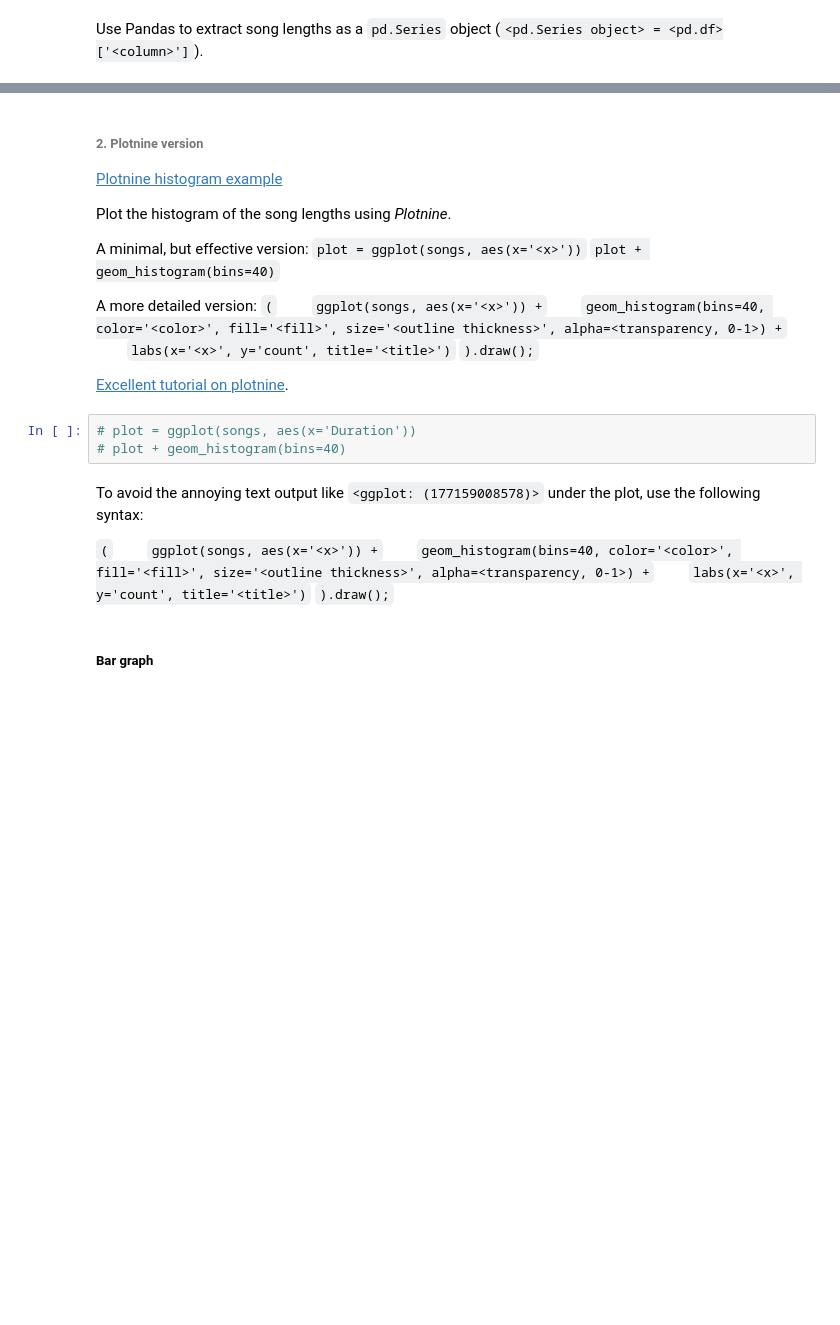
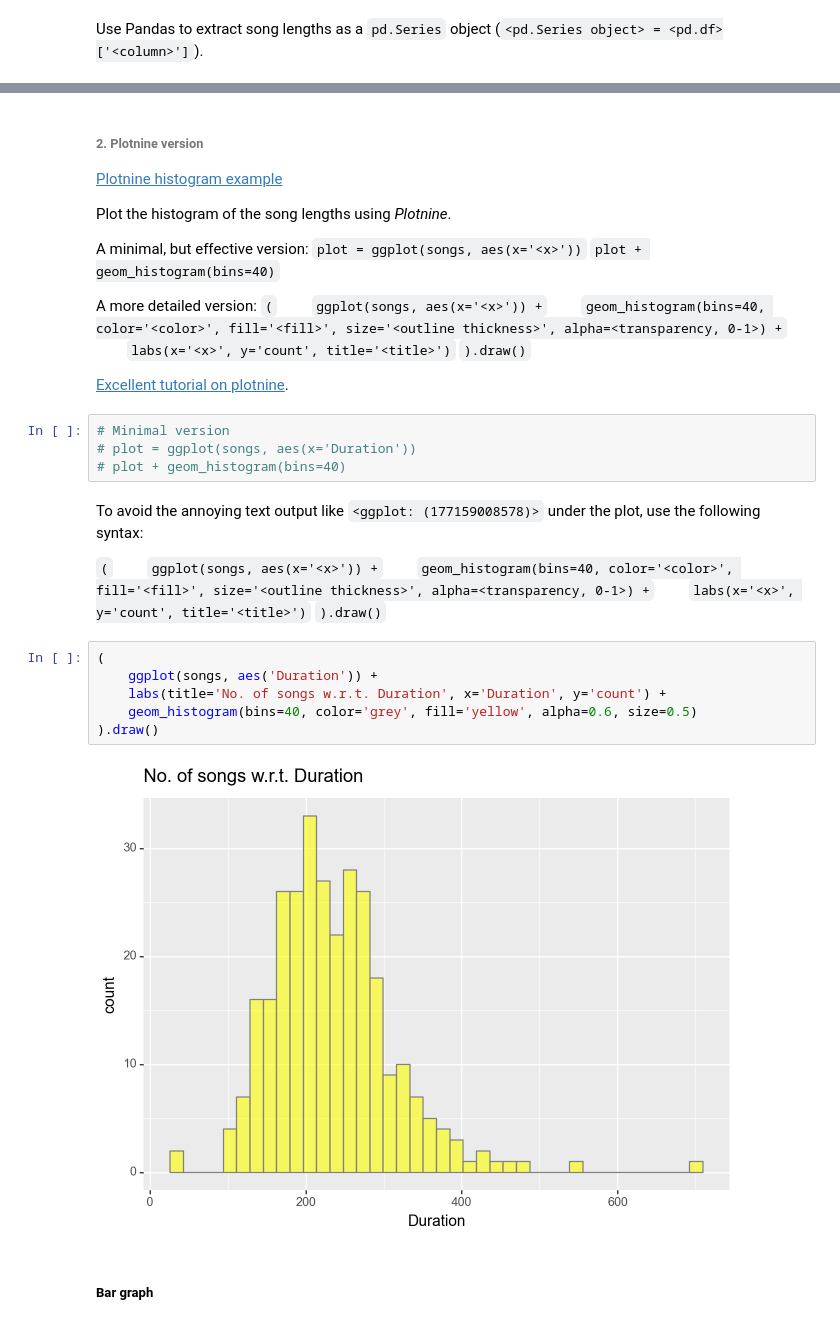
Before and after one commit to devedzic/eda_rs, a Jupyter notebook: eda.ipynb, the cells around one changed output, grey strips where cells are left out. Drawn from its saved outputs; the diff is of its cells as text; blank space fills up the shorter version.

```diff
--- a/eda.ipynb
+++ b/eda.ipynb
@@ -1236,10 +1275,11 @@ A more detailed version:
 &emsp;&emsp;`ggplot(songs, aes(x='<x>')) +`
 &emsp;&emsp;`geom_histogram(bins=40, color='<color>', fill='<fill>', size='<outline thickness>', alpha=<transparency, 0-1>) +`
 &emsp;&emsp;`labs(x='<x>', y='count', title='<title>')`
-`).draw();`
+`).draw()`
 
 [Excellent tutorial on plotnine](https://realpython.com/ggplot-python/).
 # %%
+# Minimal version
 # plot = ggplot(songs, aes(x='Duration'))
 # plot + geom_histogram(bins=40)
 # %% [markdown]
@@ -1249,7 +1289,15 @@ To avoid the annoying text output like `<ggplot: (177159008578)>` under the plot
 &emsp;&emsp;`ggplot(songs, aes(x='<x>')) +`
 &emsp;&emsp;`geom_histogram(bins=40, color='<color>', fill='<fill>', size='<outline thickness>', alpha=<transparency, 0-1>) +`
 &emsp;&emsp;`labs(x='<x>', y='count', title='<title>')`
-`).draw();`
+`).draw()`
+# %%
+(
+    ggplot(songs, aes('Duration')) +
+    labs(title='No. of songs w.r.t. Duration', x='Duration', y='count') +
+    geom_histogram(bins=40, color='grey', fill='yellow', alpha=0.6, size=0.5)
+).draw()
+# %% [output]
+[figure, added]
 # %% [markdown]
 ##### Bar graph
 # %% [markdown]
```
Also changed, not shown: parts of 49 cells of this notebook, 1 other file.
